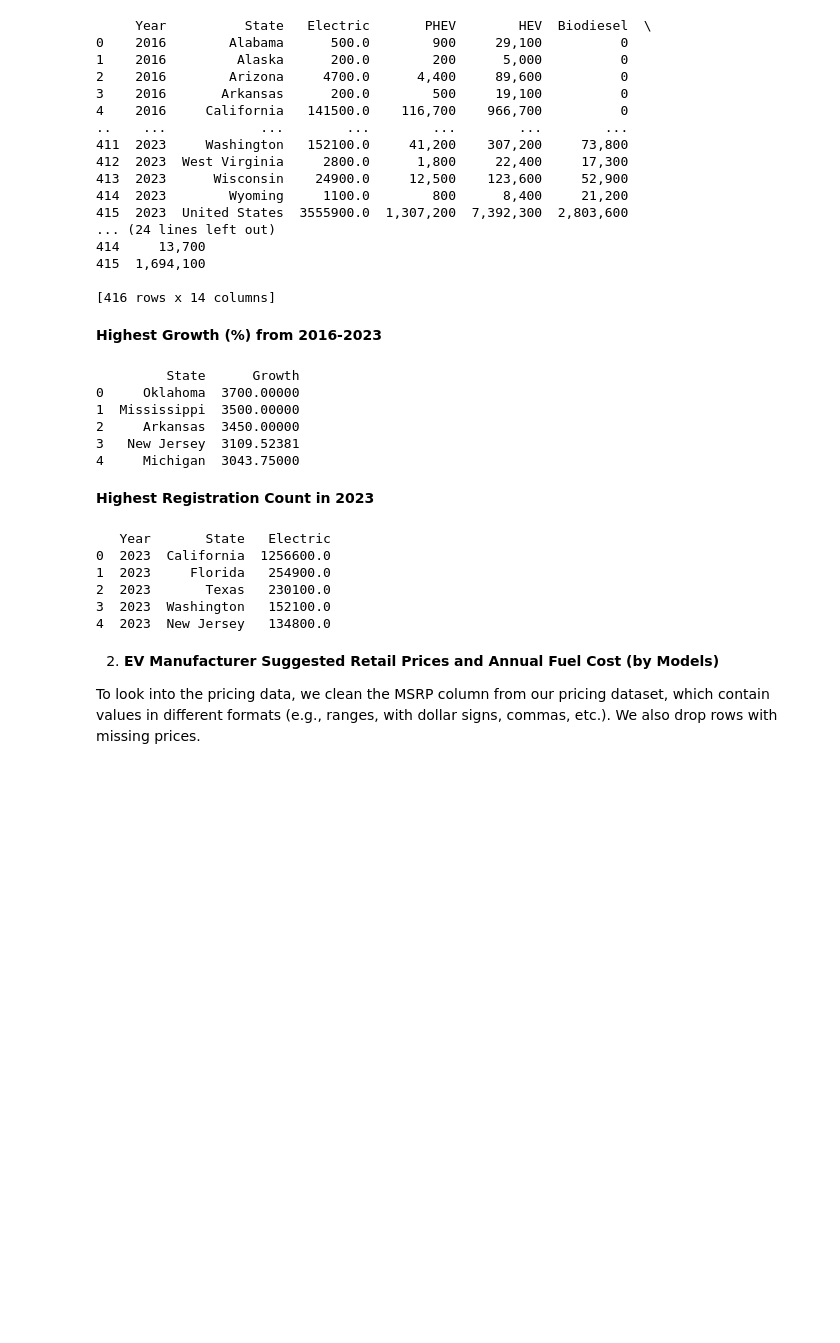
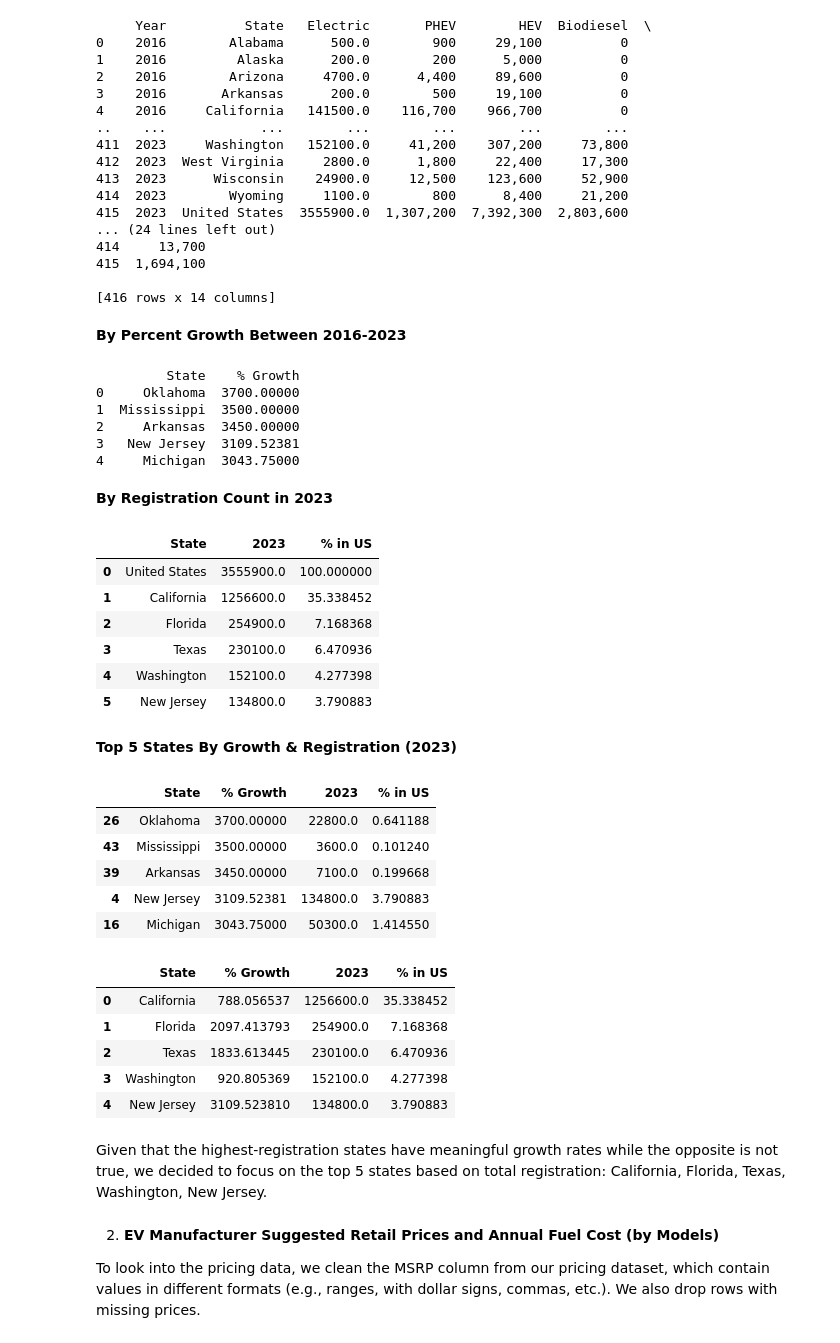
Before and after one commit to kyle-du/ev-research-proj, a Jupyter notebook: INFO2950_Phase 2_Deliverable.ipynb, the cells around one changed output. Drawn from its saved outputs; the diff is of its cells as text; code cells hidden in the pictures; blank space fills up the shorter version.

```diff
--- a/INFO2950_Phase 2_Deliverable.ipynb
+++ b/INFO2950_Phase 2_Deliverable.ipynb
@@ -416,7 +416,7 @@ print(compiled_df)
 
 [416 rows x 14 columns]
 # %% [markdown]
-**Highest Growth (%) from 2016-2023**
+**By Percent Growth Between 2016-2023**
 # %%
 change_df = duckdb.sql("""
     SELECT Year, State, Electric
@@ -430,37 +430,73 @@ change_df = duckdb.sql("""
 change_df.rename(columns={2016: 'Old', 2023: 'New'}, inplace=True)
 
 growth_df = duckdb.sql("""
-    SELECT State, (New-Old)/Old*100 AS Growth
+    SELECT State, (New-Old)/Old*100 AS "% Growth"
     FROM change_df
-    ORDER BY Growth DESC
+    ORDER BY "% Growth" DESC
     """).df()
 
 print(growth_df.head(n=5))
 # %% [output]
-         State      Growth
+         State    % Growth
 0     Oklahoma  3700.00000
 1  Mississippi  3500.00000
 2     Arkansas  3450.00000
 3   New Jersey  3109.52381
 4     Michigan  3043.75000
 # %% [markdown]
-**Highest Registration Count in 2023**
+**By Registration Count in 2023**
 # %%
 recent_df = duckdb.sql("""
-    SELECT Year, State, Electric
+    SELECT State, Electric AS "2023"
     FROM compiled_df
-    WHERE Year = 2023 AND State != 'United States'
-    ORDER BY Electric DESC
+    WHERE Year = 2023
+    ORDER BY "2023" DESC
     """).df()
 
-print(recent_df.head(n=5))
+us_total = recent_df.loc[recent_df['State'] == 'United States', '2023'].values[0]
+
+recent_df['% in US'] = recent_df['2023'] / us_total * 100
+
+display(recent_df.head(n=6))
 # %% [output]
-   Year       State   Electric
-0  2023  California  1256600.0
-1  2023     Florida   254900.0
-2  2023       Texas   230100.0
-3  2023  Washington   152100.0
-4  2023  New Jersey   134800.0
+|  | State | 2023 | % in US |
+| 0 | United States | 3555900.0 | 100.000000 |
+| 1 | California | 1256600.0 | 35.338452 |
+| 2 | Florida | 254900.0 | 7.168368 |
+| 3 | Texas | 230100.0 | 6.470936 |
+| 4 | Washington | 152100.0 | 4.277398 |
+| 5 | New Jersey | 134800.0 | 3.790883 |
+# %% [markdown]
+**Top 5 States By Growth & Registration (2023)**
+# %%
+summary_df = duckdb.sql("""
+    SELECT *
+    FROM growth_df
+    INNER JOIN recent_df
+    USING (State)
+    WHERE State != 'United States'
+    """).df()
+
+top_growth = summary_df.sort_values(by='% Growth', ascending=False)
+top_count = summary_df.sort_values(by='2023', ascending=False)
+
+display(top_growth.head(n=5))
+display(top_count.head(n=5))
+# %% [output]
+|  | State | % Growth | 2023 | % in US |
+| 26 | Oklahoma | 3700.00000 | 22800.0 | 0.641188 |
+| 43 | Mississippi | 3500.00000 | 3600.0 | 0.101240 |
+| 39 | Arkansas | 3450.00000 | 7100.0 | 0.199668 |
+| 4 | New Jersey | 3109.52381 | 134800.0 | 3.790883 |
+| 16 | Michigan | 3043.75000 | 50300.0 | 1.414550 |
+|  | State | % Growth | 2023 | % in US |
+| 0 | California | 788.056537 | 1256600.0 | 35.338452 |
+| 1 | Florida | 2097.413793 | 254900.0 | 7.168368 |
+| 2 | Texas | 1833.613445 | 230100.0 | 6.470936 |
+| 3 | Washington | 920.805369 | 152100.0 | 4.277398 |
+| 4 | New Jersey | 3109.523810 | 134800.0 | 3.790883 |
+# %% [markdown]
+Given that the highest-registration states have meaningful growth rates while the opposite is not true, we decided to focus on the top 5 states based on total registration: California, Florida, Texas, Washington, New Jersey.
 # %% [markdown]
 2. **EV Manufacturer Suggested Retail Prices and Annual Fuel Cost (by Models)**
 
```
